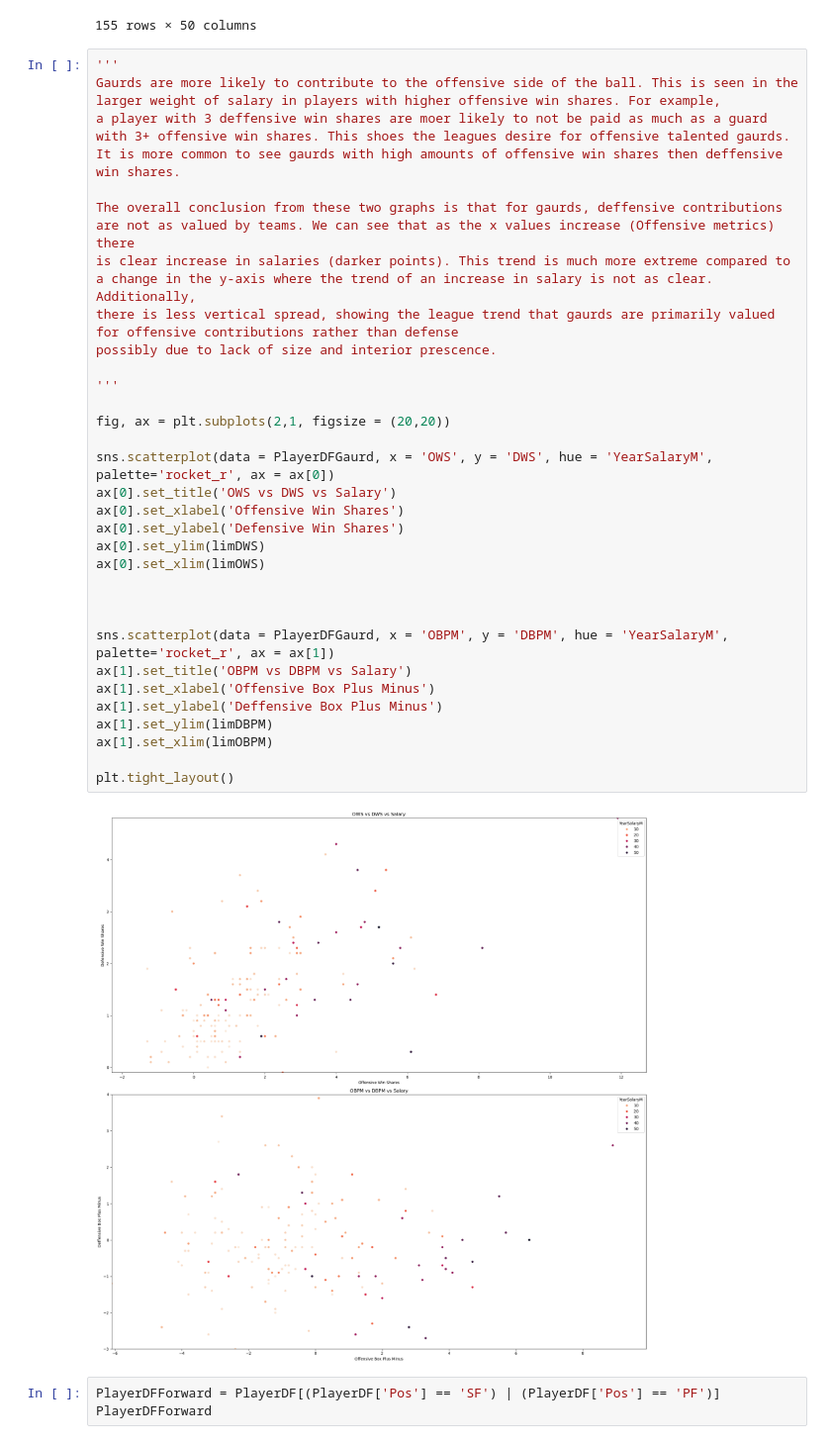
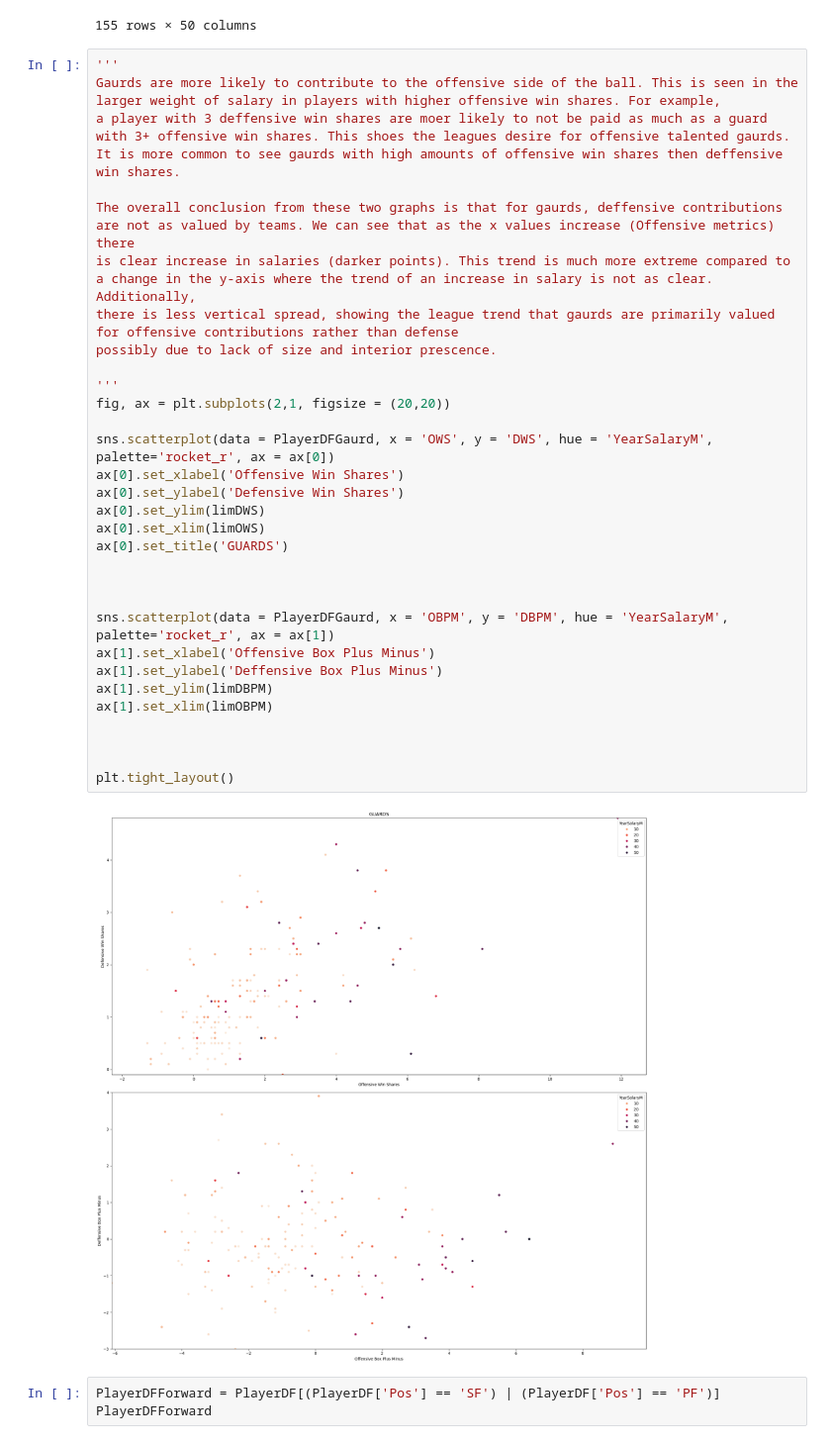
Before and after one commit to ruddaraju/NBA_PlayerValueAnalysis, a Jupyter notebook: Analysis/1_Positional_Analysis.ipynb, the cells around one changed output. Shown at 99% size. Drawn from its saved outputs; the diff is of its cells as text.

```diff
--- a/Analysis/1_Positional_Analysis.ipynb
+++ b/Analysis/1_Positional_Analysis.ipynb
@@ -30,37 +33,37 @@ PlayerDFGaurd
 # %%
 '''
 Gaurds are more likely to contribute to the offensive side of the ball. This is seen in the larger weight of salary in players with higher offensive win shares. For example,
 a player with 3 deffensive win shares are moer likely to not be paid as much as a guard with 3+ offensive win shares. This shoes the leagues desire for offensive talented gaurds.
 It is more common to see gaurds with high amounts of offensive win shares then deffensive win shares.
 
 The overall conclusion from these two graphs is that for gaurds, deffensive contributions are not as valued by teams. We can see that as the x values increase (Offensive metrics) there
 is clear increase in salaries (darker points). This trend is much more extreme compared to a change in the y-axis where the trend of an increase in salary is not as clear. Additionally,
 there is less vertical spread, showing the league trend that gaurds are primarily valued for offensive contributions rather than defense
 possibly due to lack of size and interior prescence.
 
 '''
-
 fig, ax = plt.subplots(2,1, figsize = (20,20))
 
 sns.scatterplot(data = PlayerDFGaurd, x = 'OWS', y = 'DWS', hue = 'YearSalaryM', palette='rocket_r', ax = ax[0])
-ax[0].set_title('OWS vs DWS vs Salary')
 ax[0].set_xlabel('Offensive Win Shares')
 ax[0].set_ylabel('Defensive Win Shares')
 ax[0].set_ylim(limDWS)
 ax[0].set_xlim(limOWS)
+ax[0].set_title('GUARDS')
 
 
 
 sns.scatterplot(data = PlayerDFGaurd, x = 'OBPM', y = 'DBPM', hue = 'YearSalaryM', palette='rocket_r', ax = ax[1])
-ax[1].set_title('OBPM vs DBPM vs Salary')
 ax[1].set_xlabel('Offensive Box Plus Minus')
 ax[1].set_ylabel('Deffensive Box Plus Minus')
 ax[1].set_ylim(limDBPM)
 ax[1].set_xlim(limOBPM)
 
+
+
 plt.tight_layout()
 # %% [output]
-[figure, old version]
+[figure, new version]
 # %%
 PlayerDFForward = PlayerDF[(PlayerDF['Pos'] == 'SF') | (PlayerDF['Pos'] == 'PF')]
 PlayerDFForward
```
Also changed, not shown: parts of 3 cells of this notebook, 5 other files.
